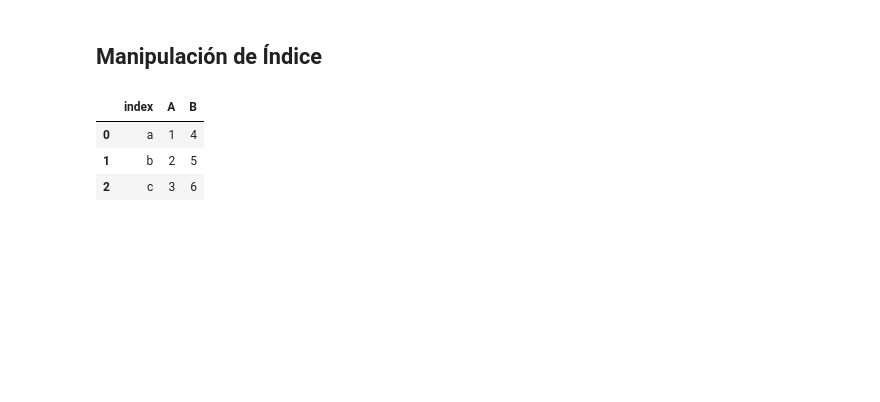
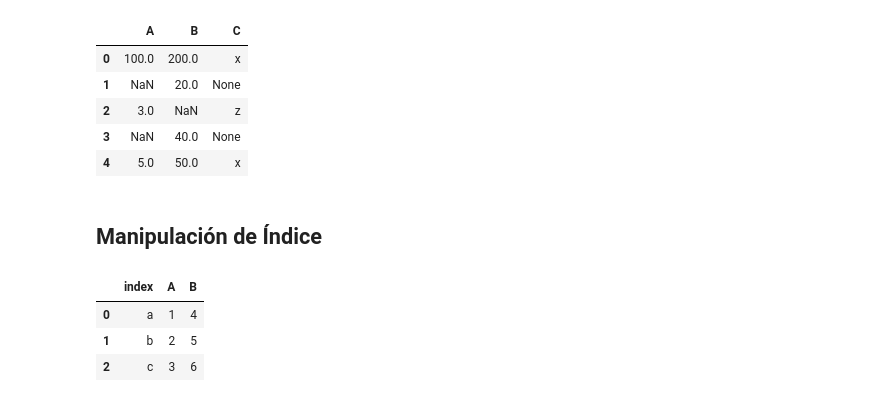
Before and after one commit to albino-babuino/cheat-sheets-ia, a Jupyter notebook: 04-pandas/04.03-pandas-data-manipulation.ipynb, the cells around one changed output. Saved outputs shown, nothing was run; the diff lists cells and outputs as text; code cells hidden in the pictures; blank space fills up the shorter version.

```diff
--- a/04-pandas/04.03-pandas-data-manipulation.ipynb
+++ b/04-pandas/04.03-pandas-data-manipulation.ipynb
@@ -7,3 +172,43 @@ Este notebook cubre la manipulación de datos en Pandas: agregar/eliminar column
+# %%
+# DataFrame de ejemplo con faltantes
+df_na = pd.DataFrame({
+    'A': [1, np.nan, 3, np.nan, 5],
+    'B': [10, 20, np.nan, 40, 50],
+    'C': ['x', None, 'z', None, 'x']
+})
+
+# Detectar faltantes
+df_na.isna()           # True donde hay NaN/None
+df_na.notna()          # True donde no hay faltantes
+df_na.isna().sum()     # Conteo de NaN por columna
+
+# Rellenar valores faltantes: fillna()
+df_na.fillna(0)                    # Sustituir todos los NaN por 0
+df_na['A'].fillna(df_na['A'].mean())  # Columna A: NaN → media de A
+df_na.fillna({'A': 0, 'B': 999, 'C': 'N/A'})  # Valor distinto por columna
+df_na.ffill()                      # Forward fill: rellenar con el valor anterior
+df_na.bfill()                      # Backward fill: con el siguiente
+df_na.ffill(limit=1)               # Solo 1 relleno consecutivo
+
+# Eliminar filas/columnas con faltantes: dropna()
+df_na.dropna()                     # Eliminar filas con algún NaN
+df_na.dropna(axis=1)               # Eliminar columnas con algún NaN
+df_na.dropna(how='all')            # Solo filas donde toda la fila es NaN
+df_na.dropna(subset=['A', 'B'])   # Eliminar filas con NaN en A o B
+df_na.dropna(thresh=2)             # Mantener filas con al menos 2 valores no nulos
+
+# Sustituir valores arbitrarios (no solo NaN): replace()
+df_na.replace(np.nan, 0)          # NaN → 0
+df_na.replace({np.nan: 0, None: 'vacío'})
+df_na['C'].replace('x', 'X')      # En una columna
+df_na.replace([1, 10], [100, 200])  # 1→100, 10→200
+# %% [output]
+|  | A | B | C |
+| 0 | 100.0 | 200.0 | x |
+| 1 | NaN | 20.0 | None |
+| 2 | 3.0 | NaN | z |
+| 3 | NaN | 40.0 | None |
+| 4 | 5.0 | 50.0 | x |
 # %% [markdown]
 ## Manipulación de Índice
 # %%
```
Also changed, not shown: parts of 14 cells of this notebook, 12 other files.
